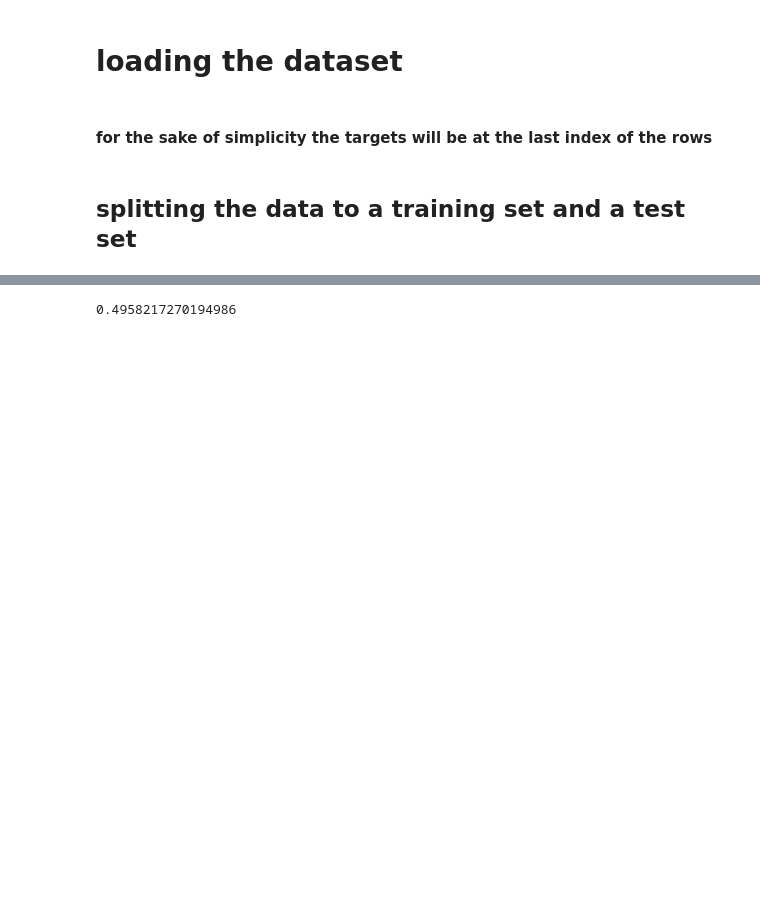
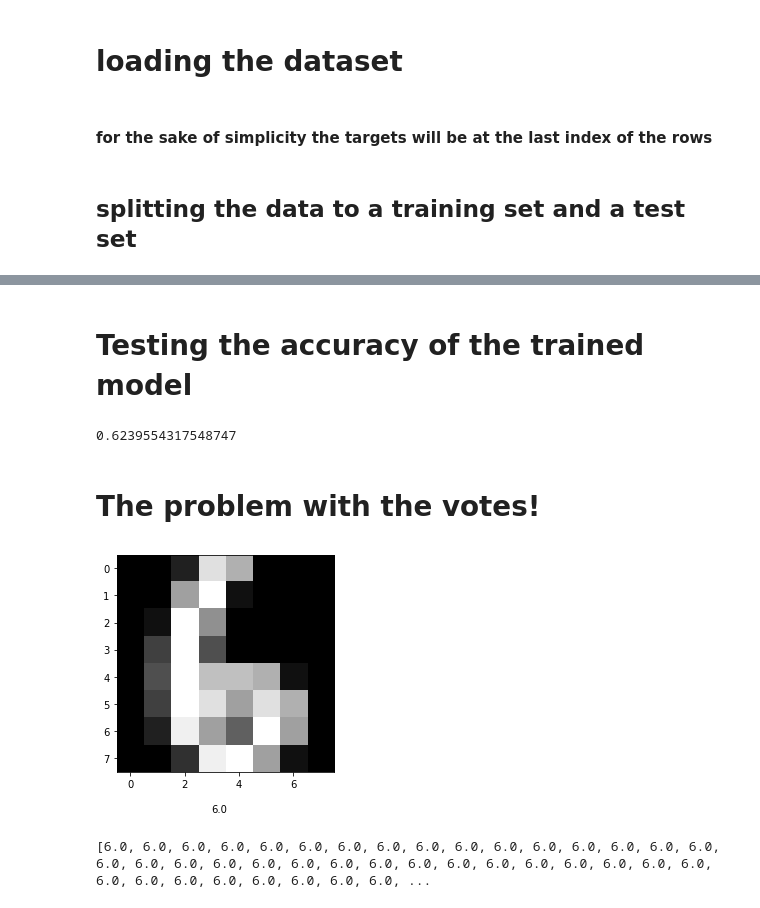
Before and after one commit to imahmwd14/RandomForestClassifierPythonFromScratch, a Jupyter notebook: random_forest_algorith_from_scratch.ipynb, the cells around one changed output, grey strips where cells are left out. Drawn from its saved outputs; the diff is of its cells as text; code cells hidden in the pictures; blank space fills up the shorter version.

Commit message:
60% accuracy

```diff
--- a/random_forest_algorith_from_scratch.ipynb
+++ b/random_forest_algorith_from_scratch.ipynb
@@ -45,10 +65,13 @@ class Node:
         self.right = None
         self.class_decision = None
 # %%
+def should_split(data):
+    return len(np.unique(data[:,-1])) > 1
+
 def decide_class(data_and_targets):
-    return data_and_targets[:,-1][0]
+    return data_and_targets[:1,-1][0]
 
-def fit_tree(data_and_targets, node=Node(), feature_index=0):
+def grow_tree(data_and_targets, node=Node(), feature_index=0):
 
     if (len(data_and_targets) > 0 and feature_index == len(data_and_targets[0]) - 1) or not should_split(data_and_targets):
         node.class_decision = decide_class(data_and_targets)
@@ -60,11 +83,11 @@ def fit_tree(data_and_targets, node=Node(), feature_index=0):
 
         if len(left_slice):
             node.left = Node()
-            fit_tree(left_slice, node.left, feature_index)
+            grow_tree(left_slice, node.left, feature_index)
 
         if len(right_slice):
             node.right = Node()
-            fit_tree(right_slice, node.right, feature_index)
+            grow_tree(right_slice, node.right, feature_index)
 
     return node
 # %% [markdown]
@@ -72,11 +95,11 @@ def fit_tree(data_and_targets, node=Node(), feature_index=0):
 # %%
 
-def create_the_forest(trees_number = 500, sample_size = 500):
+def create_the_forest(trees_number, sample_size):
     the_forest = []
 
     for _ in range(trees_number):
         random_indices = np.random.choice(training.shape[0], size=sample_size, replace=False)
-        new_tree = fit_tree(training[random_indices])
+        new_tree = grow_tree(training[random_indices])
         the_forest.append(new_tree)
 
     return the_forest
@@ -87,3 +108,8 @@ forest_with_large_samples = create_the_forest(trees_number=100, sample_size=1000
+# %%
+
+forest_with_extra_large_samples = create_the_forest(trees_number=100, sample_size=training.shape[0])
+# %% [markdown]
+# Testing the accuracy of the trained model
 # %%
 def predict_class(tree_root_node: Node, data, index=0):
     if index == len(data) - 1:
@@ -113,12 +140,26 @@ def predict_number(forest, image):
 
     return most_common
 # %%
-count = 0
+def calc_accuracy_of_forest(forest):
+    count = 0
+    for image in test:
+        if predict_number(forest, image) == image[-1]:
+            count += 1
 
-for image in test:
-    if predict_number(the_forest, image) == image[-1]:
-        count += 1
-
-print(count/test.shape[0])
+    print(count/test.shape[0])
-# %% [output]
-0.4958217270194986
+# %%
+calc_accuracy_of_forest(forest_with_extra_large_samples)
+# %% [output]
+0.6239554317548747
+# %% [markdown]
+# The problem with the votes!
+# %%
+test_index = 100
+plt.gray()
+plt.imshow(test[test_index][:64].reshape(8,8))
+plt.text(3,9,str(test[test_index][-1]))
+plt.show()
+print(get_votes(forest_with_extra_large_samples, test[test_index]))
+# %% [output]
+[figure, added]
+[6.0, 6.0, 6.0, 6.0, 6.0, 6.0, 6.0, 6.0, 6.0, 6.0, 6.0, 6.0, 6.0, 6.0, 6.0, 6.0, 6.0, 6.0, 6.0, 6.0, 6.0, 6.0, 6.0, 6.0, 6.0, 6.0, 6.0, 6.0, 6.0, 6.0, 6.0, 6.0, 6.0, 6.0, 6.0, 6.0, 6.0, 6.0, 6.0, 6.0, ...
```
Also changed, not shown: parts of 12 cells of this notebook.
